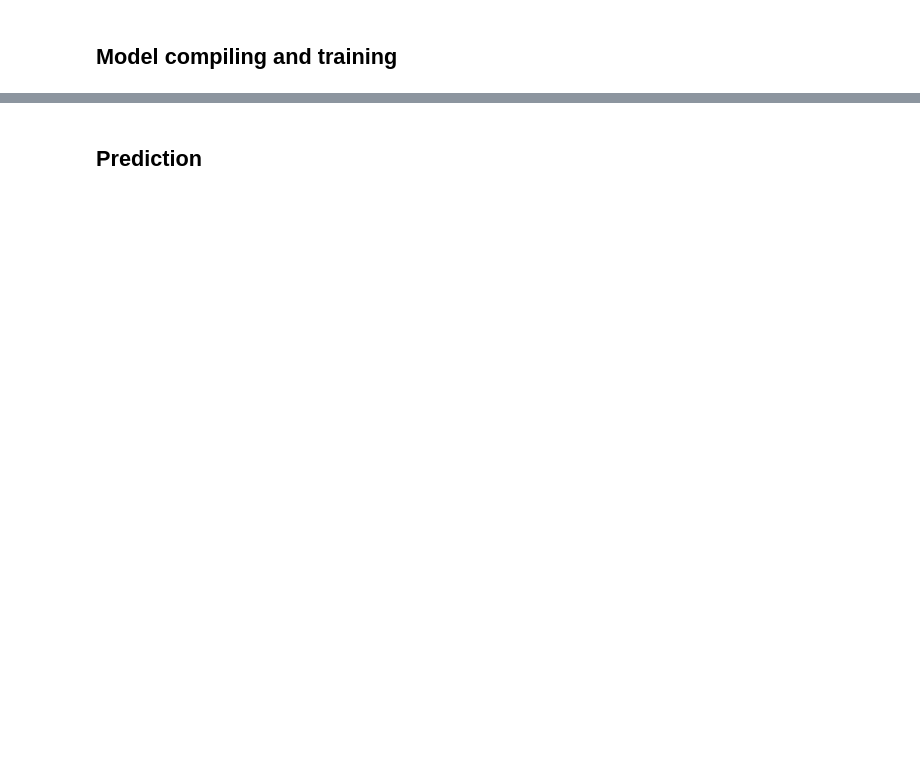
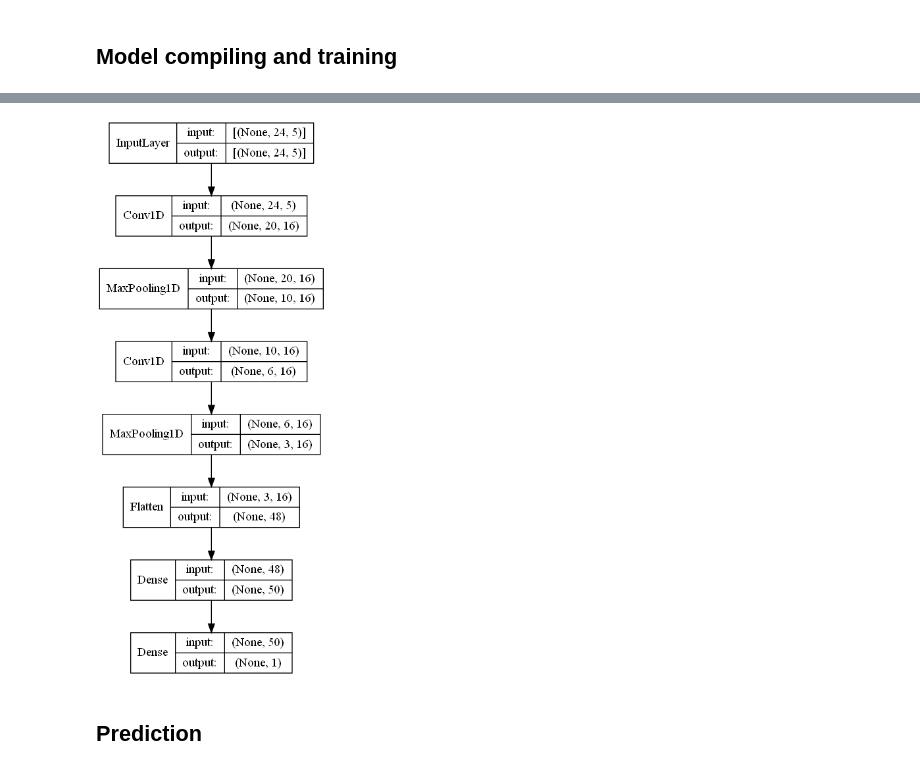
Before and after one commit to FraBomba6/DL_Weather_Assignment, a Jupyter notebook: Assignment.ipynb, the cells around one changed output, grey strips where cells are left out. Cells and saved outputs as stored; diff of their text form; code cells hidden in the pictures; blank space fills up the shorter version.

```diff
--- a/Assignment.ipynb
+++ b/Assignment.ipynb
@@ -185,7 +185,7 @@ model.add(layers.Conv1D(16, 5, activation="relu"))
 model.add(layers.MaxPooling1D(2))
 model.add(layers.Flatten())
 model.add(layers.Dense(50, activation="relu"))
-model.add(layers.Dense(168))
+model.add(layers.Dense(1))
 # %%
 class WindowManager:
   def __init__(self, input_width, label_width, shift, trn_df, val_df, tst_df):
@@ -221,12 +221,16 @@ class WindowManager:
     self._input_slice = slice(0, self._input_width)
     self._input_indices = np.arange(self._window_size)[self._input_slice]
 
-    self._label_start = self._window_size - self._label_width
+    self._label_start = self._window_size - self._label_width - 1
     self._label_slice = slice(self._label_start, None)
     self._label_indices = np.arange(self._window_size)[self._label_slice]
 
   def split_window(self, features):
     inputs = features[:, self._input_slice, :]
+
+    tmp = tf.make_ndarray(inputs)
+    tmp[-1][2] = 1000000
+    inputs = tf.convert_to_tensor(tmp)
     labels = features[:, self._label_slice, :]
     labels = tf.stack([labels[:, :, 3]], axis=-1)
 
@@ -236,8 +240,8 @@ class WindowManager:
     return inputs, labels
 
   def make_dataset_from_dataframe(self, data):
-    for i in range(0, self._input_width):
-      data = pd.concat([pd.DataFrame([{"wind_speed": 0, "wind_direction": 0, "temperature": 0, "dew_point": 0, "air_pressure": 0}]), data], ignore_index=True)
+    # for i in range(0, self._input_width):
+    #   data = pd.concat([pd.DataFrame([{"wind_speed": 0, "wind_direction": 0, "temperature": 0, "dew_point": 0, "air_pressure": 0}]), data], ignore_index=True)
     data = np.array(data , dtype=np.float32)
     dataset = preprocessing.timeseries_dataset_from_array(
       data=data,
@@ -310,5 +334,8 @@ model.evaluate(test_ds)
 # %%
-if not os.path.exists("model.h5"):
-  model.save("model.h5")
+if not os.path.exists("model_padded.h5"):
+  model.save("model_padded.h5")
+tf.keras.utils.plot_model(model, show_shapes=True, show_layer_names=False)
+# %% [output]
+[figure, added]
 # %% [markdown]
 ## Prediction
```
Also changed, not shown: parts of 7 cells of this notebook, 2 other files.
